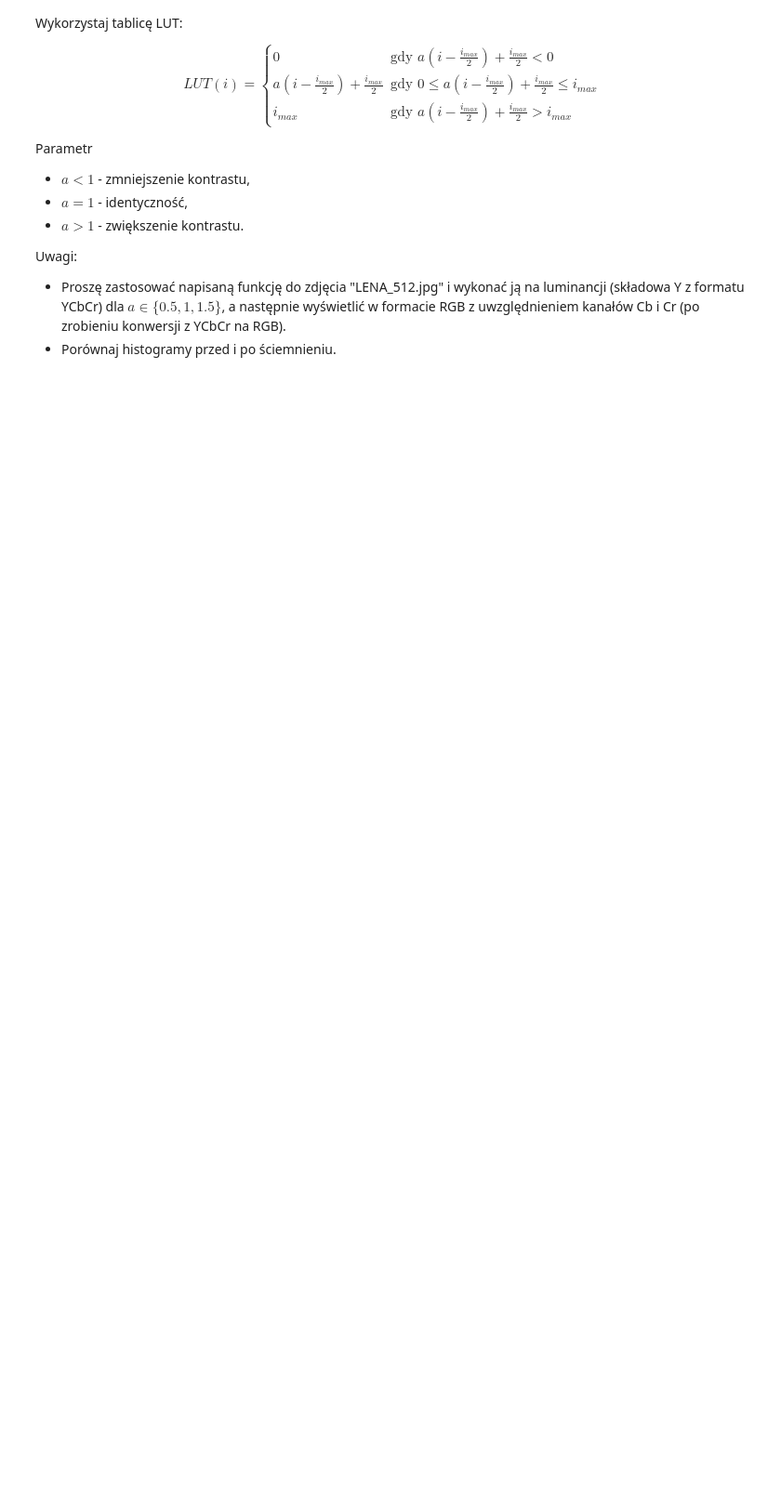
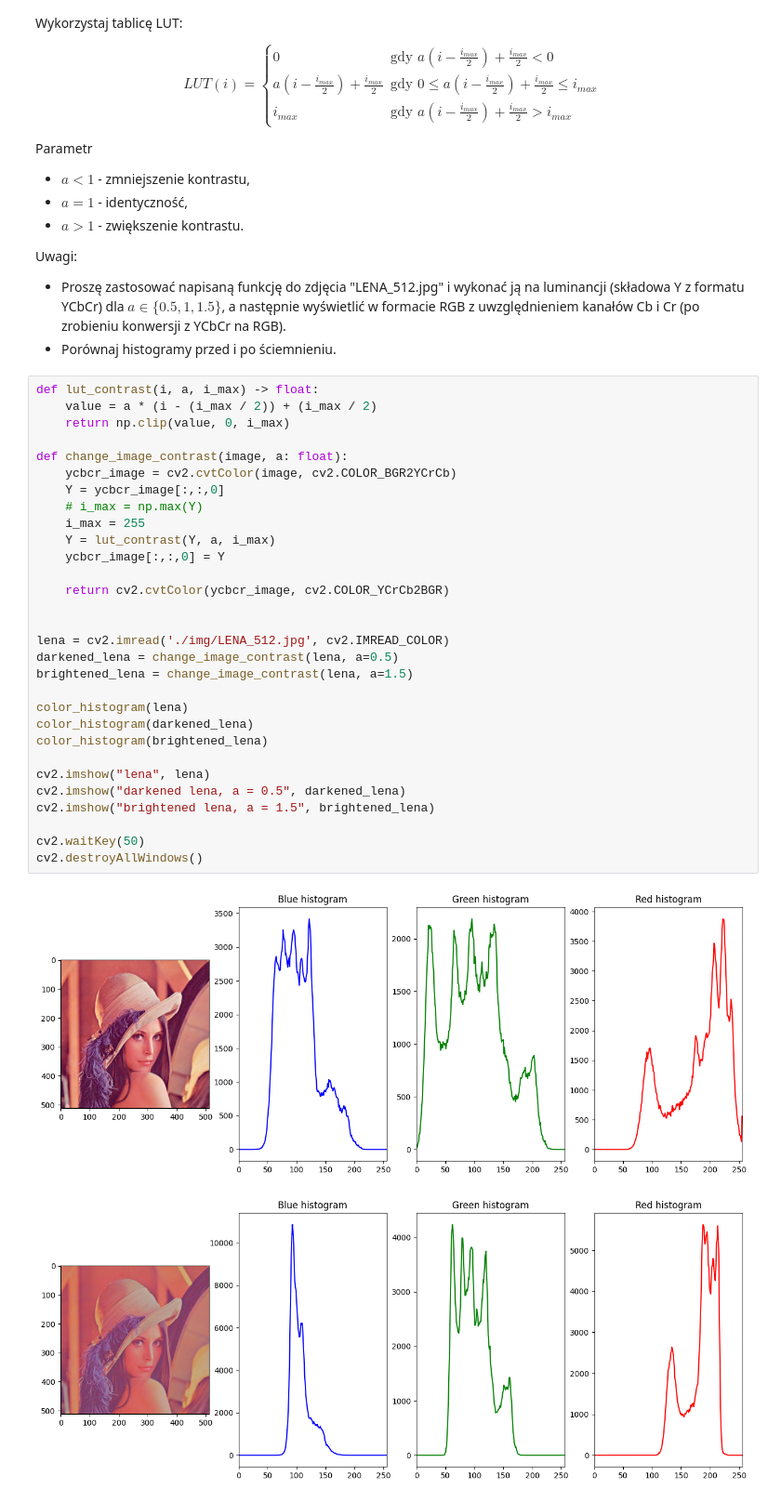
Before and after one commit to tomek0123456789/PGiM, a Jupyter notebook: exercises/PGiM_Z6.ipynb, the cells around one changed output. Shown at 93% size. Saved outputs shown, nothing was run; the diff lists cells and outputs as text; blank space fills up the shorter version.

```diff
--- a/exercises/PGiM_Z6.ipynb
+++ b/exercises/PGiM_Z6.ipynb
@@ -32,3 +96,36 @@ Uwagi:
 
   * Proszę zastosować napisaną funkcję do zdjęcia "LENA_512.jpg" i wykonać ją na luminancji (składowa Y z formatu YCbCr) dla $a\in\{0.5, 1, 1.5\}$, a następnie wyświetlić w formacie RGB z uwzględnieniem kanałów Cb i Cr (po zrobieniu konwersji z YCbCr na RGB).
   * Porównaj histogramy przed i po ściemnieniu.
+# %%
+def lut_contrast(i, a, i_max) -> float:
+    value = a * (i - (i_max / 2)) + (i_max / 2)
+    return np.clip(value, 0, i_max)
+
+def change_image_contrast(image, a: float):
+    ycbcr_image = cv2.cvtColor(image, cv2.COLOR_BGR2YCrCb)
+    Y = ycbcr_image[:,:,0]
+    # i_max = np.max(Y)
+    i_max = 255
+    Y = lut_contrast(Y, a, i_max)
+    ycbcr_image[:,:,0] = Y
+
+    return cv2.cvtColor(ycbcr_image, cv2.COLOR_YCrCb2BGR)
+
+
+lena = cv2.imread('./img/LENA_512.jpg', cv2.IMREAD_COLOR)
+darkened_lena = change_image_contrast(lena, a=0.5)
+brightened_lena = change_image_contrast(lena, a=1.5)
+
+color_histogram(lena)
+color_histogram(darkened_lena)
+color_histogram(brightened_lena)
+
+cv2.imshow("lena", lena)
+cv2.imshow("darkened lena, a = 0.5", darkened_lena)
+cv2.imshow("brightened lena, a = 1.5", brightened_lena)
+
+cv2.waitKey(50)
+cv2.destroyAllWindows()
+# %% [output]
+[figure, added]
+[figure, added]
```
Also changed, not shown: parts of 6 cells of this notebook.
